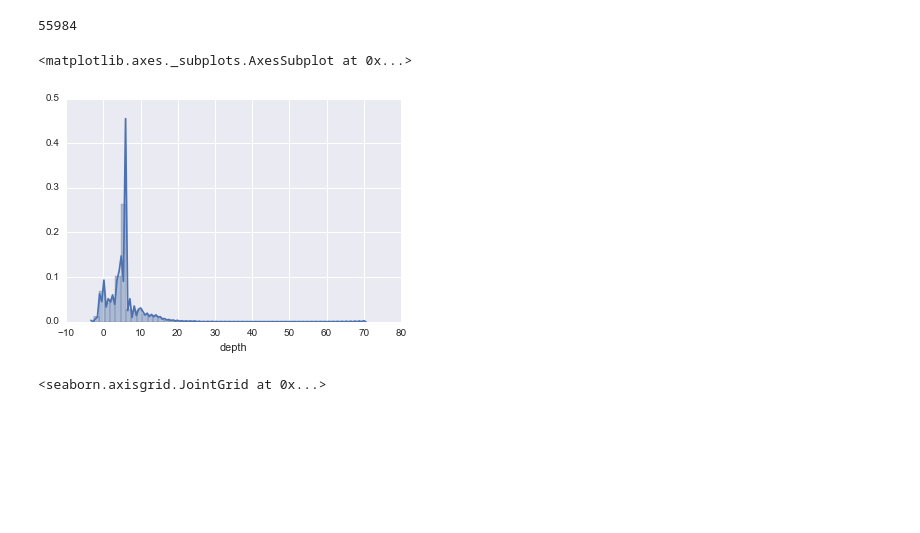
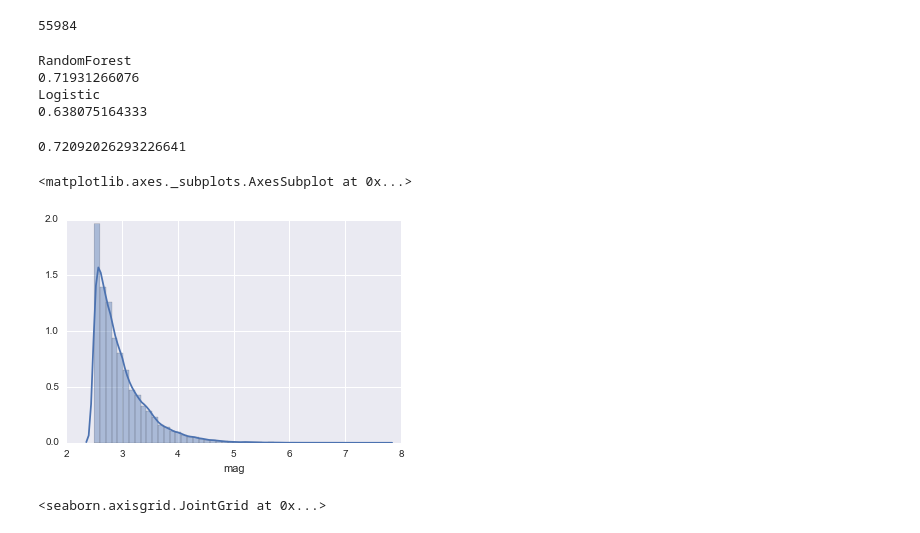
Before and after one commit to keenanzucker/DataScience16CTW, a Jupyter notebook: Model_Iteration_2.ipynb, the cells around one changed output. Drawn from its saved outputs; the diff is of its cells as text; code cells hidden in the pictures; blank space fills up the shorter version.

```diff
--- a/Model_Iteration_2.ipynb
+++ b/Model_Iteration_2.ipynb
@@ -240,10 +223,25 @@ len(ca)
 # %% [output]
 55984
+# %%
+predictors = ["latitude", "longitude", "year", "depth", "magTypeClassified"]
+test_models(models, ca[predictors], ca.magClassified)
+# %% [output]
+RandomForest
+0.71931266076
+Logistic
+0.638075164333
+# %%
+predictors = ["latitude", "longitude", "year", "depth", "magTypeClassified"]
+X_train, X_test, y_train, y_test = train_test_split(ca[predictors], ca.magClassified)
+random.fit(X_train, y_train)
+random.score(X_test, y_test)
+# %% [output]
+0.72092026293226641
 # %%
-sns.distplot(ca.depth)
+sns.distplot(ca.mag)
 # %% [output]
 <matplotlib.axes._subplots.AxesSubplot at 0x...>
-[figure, old version]
+[figure, new version]
 # %%
 sns.jointplot(ca.mag, ca.year)
 # %% [output]
```
Also changed, not shown: parts of 15 cells of this notebook, 1 other file.
